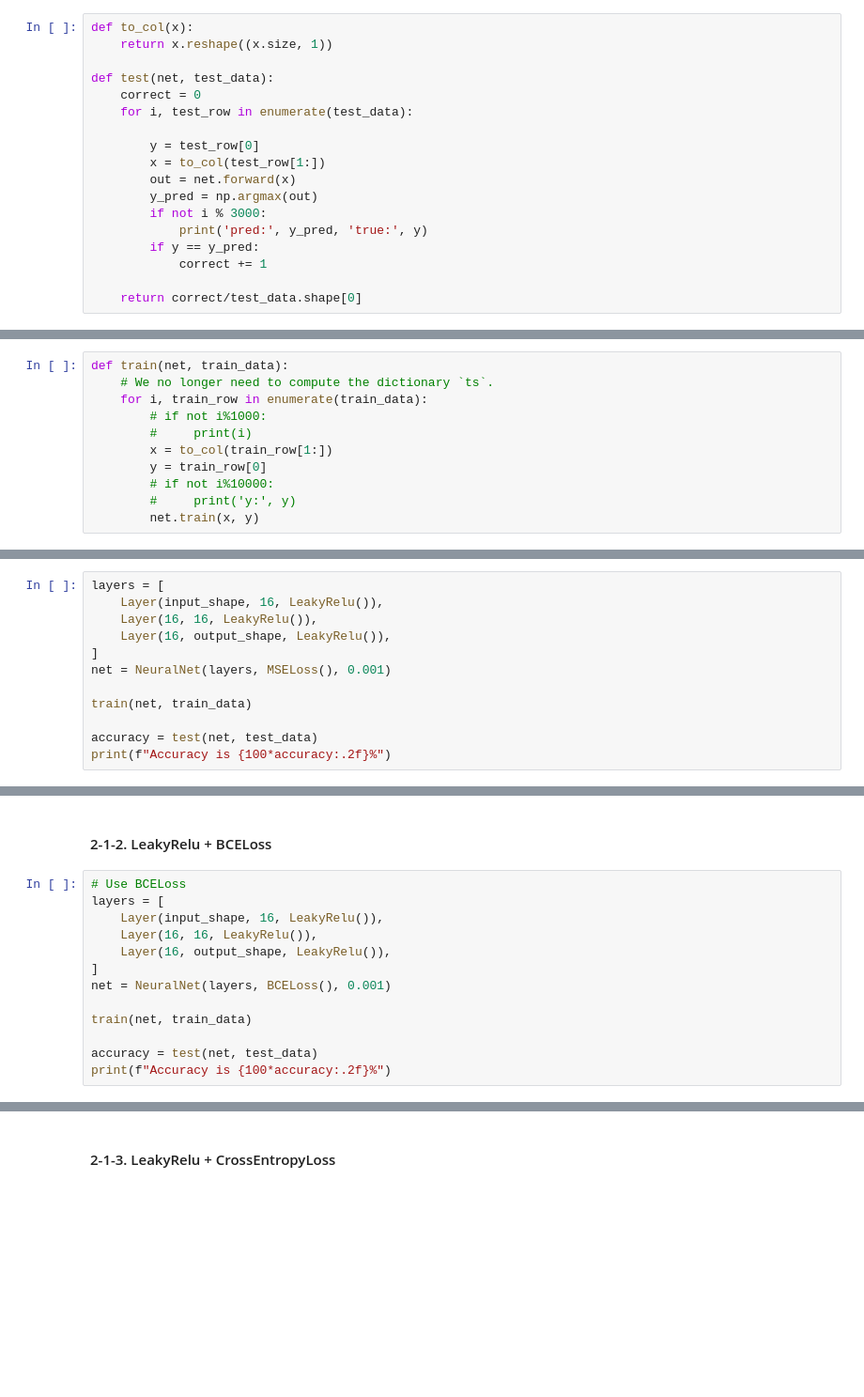
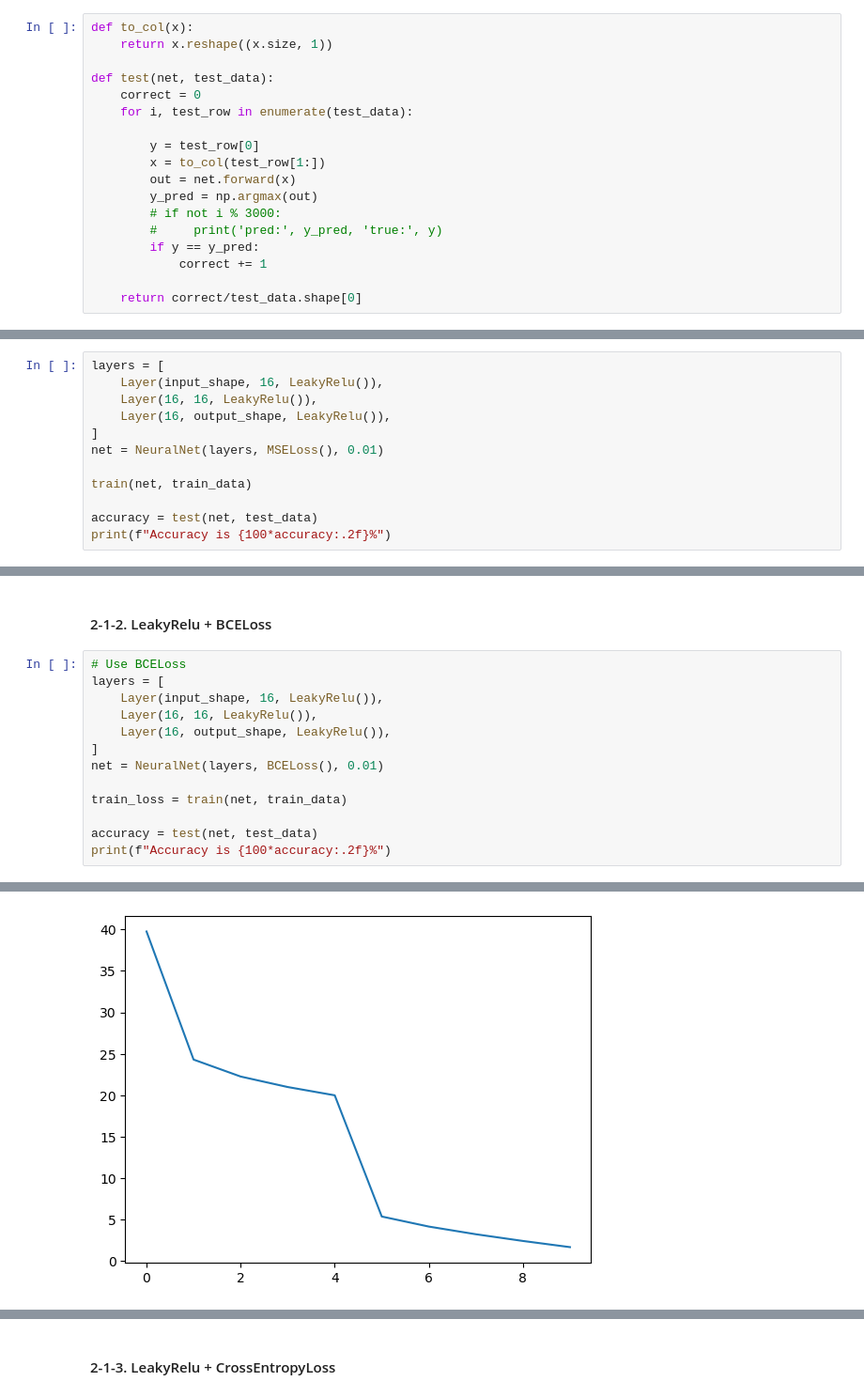
Before and after one commit to jmcheon/multilayer_perceptron, a Jupyter notebook: mnist.ipynb, the cells around one changed output, grey strips where cells are left out. Shown at 94% size. Saved outputs shown, nothing was run; the diff lists cells and outputs as text; blank space fills up the shorter version.

Commit message:
wip: generic neural net

```diff
--- a/mnist.ipynb
+++ b/mnist.ipynb
@@ -143,8 +148,8 @@ def test(net, test_data):
         x = to_col(test_row[1:])
         out = net.forward(x)
         y_pred = np.argmax(out)
-        if not i % 3000:
-            print('pred:', y_pred, 'true:', y)
+        # if not i % 3000:
+        #     print('pred:', y_pred, 'true:', y)
         if y == y_pred:
             correct += 1
 
@@ -162,14 +167,3 @@ input shape: 784
 output shape: 10
 # %% [markdown]
 ### 2-1. LeakyRelu
-# %%
-def train(net, train_data):
-    # We no longer need to compute the dictionary `ts`.
-    for i, train_row in enumerate(train_data):
-        # if not i%1000:
-        #     print(i)
-        x = to_col(train_row[1:])
-        y = train_row[0]
-        # if not i%10000:
-        #     print('y:', y)
-        net.train(x, y)
@@ -181,7 +215,7 @@ layers = [
     Layer(16, 16, LeakyRelu()),
     Layer(16, output_shape, LeakyRelu()),
 ]
-net = NeuralNet(layers, MSELoss(), 0.001)
+net = NeuralNet(layers, MSELoss(), 0.01)
 
 train(net, train_data)
 
@@ -204,9 +230,9 @@ layers = [
     Layer(16, 16, LeakyRelu()),
     Layer(16, output_shape, LeakyRelu()),
 ]
-net = NeuralNet(layers, BCELoss(), 0.001)
+net = NeuralNet(layers, BCELoss(), 0.01)
 
-train(net, train_data)
+train_loss = train(net, train_data)
 
 accuracy = test(net, test_data)
 print(f"Accuracy is {100*accuracy:.2f}%")
@@ -230,0 +254 @@ Accuracy is 9.80%
+[figure, added]
```
Also changed, not shown: parts of 21 cells of this notebook, 3 other files.
